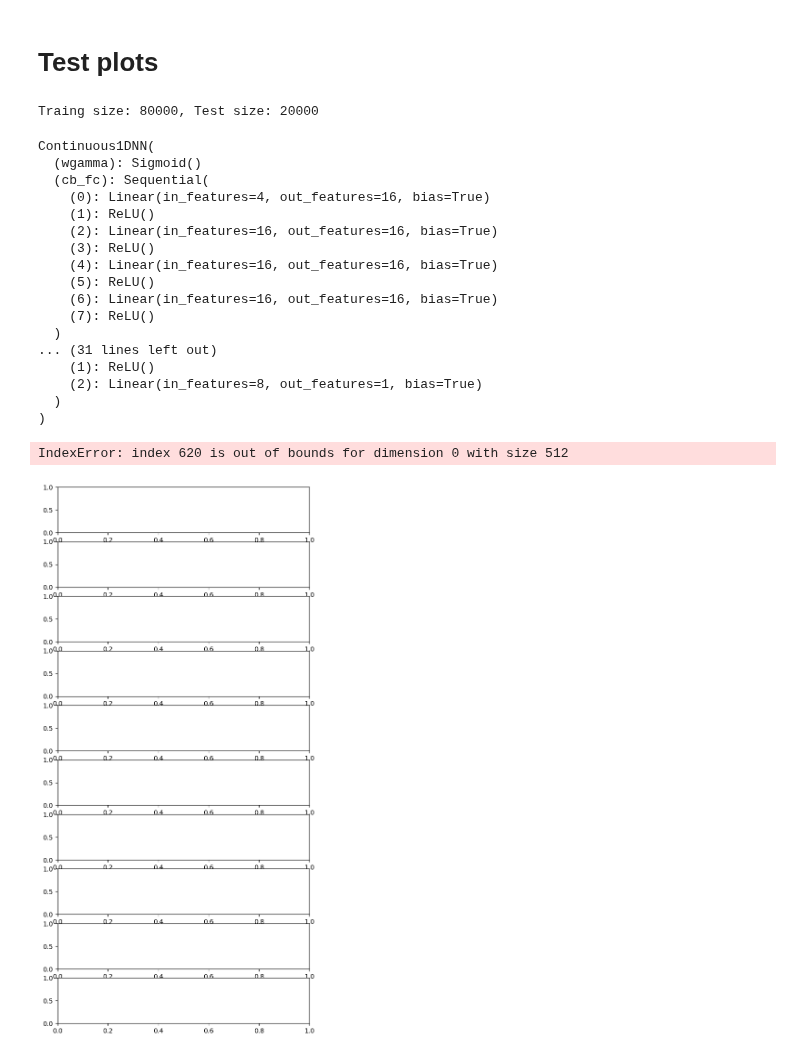
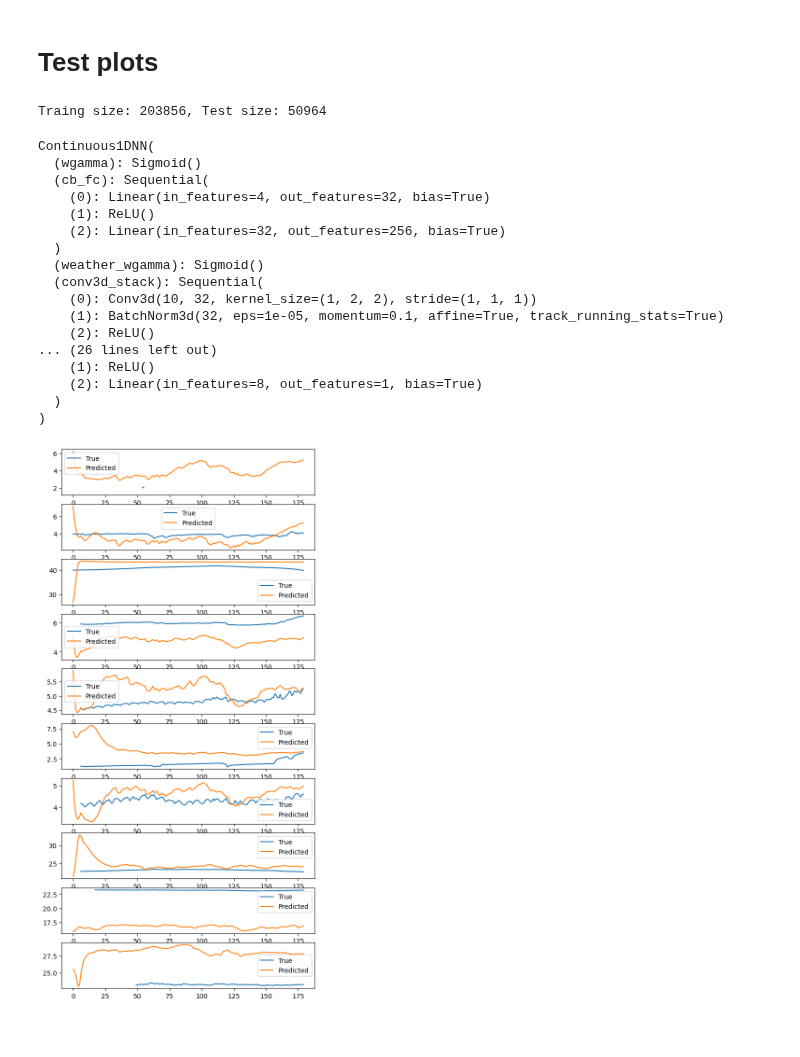
Before and after one commit to Matteo-Salis/physics-guided-gwl, a Jupyter notebook: src/notebooks/meteo_wtd_loader_continuous.ipynb, the cells around one changed output. Drawn from its saved outputs; the diff is of its cells as text; code cells hidden in the pictures.

```diff
--- a/src/notebooks/meteo_wtd_loader_continuous.ipynb
+++ b/src/notebooks/meteo_wtd_loader_continuous.ipynb
@@ -606,14 +384,14 @@ if not dict_files["all_dataset"]:
 
 train_idx = int(max_ds_elems*train_split_p)
 test_idx = int(max_ds_elems*test_split_p)
-offset_idx = 100000
+#offset_idx = 100000
 
 print(f"Traing size: {train_idx}, Test size: {test_idx}")
 
-train_idxs, test_idxs = np.arange(offset_idx+train_idx), np.arange(offset_idx + train_idx,
-                                                                   offset_idx + train_idx + test_idx)
+train_idxs, test_idxs = np.arange(train_idx), np.arange(train_idx,
+                                                        train_idx + test_idx)
 
-train_sampler = RandomSampler(train_idxs)
+train_sampler = SequentialSampler(train_idxs)
 test_sampler = SequentialSampler(test_idxs)
 
 train_loader = torch.utils.data.DataLoader(dataset=ds,
@@ -621,30 +399,28 @@ train_loader = torch.utils.data.DataLoader(dataset=ds,
                                             sampler=train_sampler)
 
 test_loader = torch.utils.data.DataLoader(dataset=ds,
-                                            batch_size=batch_size,
+                                            batch_size=31,
                                             sampler=test_sampler)
 # %% [output]
-Traing size: 80000, Test size: 20000
+Traing size: 203856, Test size: 50964
 # %%
-model_path = "/leonardo_scratch/fast/IscrC_DL4EO/results/continuous_1d/models/model_20241227_111827.pt"
-
-model = Continuous1DNN().to(device)
+model_path = "/leonardo_scratch/fast/IscrC_DL4EO/results/continuous_1d/models/model_20241231_124957.pt"
 model.load_state_dict(torch.load(model_path, weights_only=True, map_location=torch.device('cpu')))
 model.eval()
 # %% [output]
 Continuous1DNN(
   (wgamma): Sigmoid()
   (cb_fc): Sequential(
-    (0): Linear(in_features=4, out_features=16, bias=True)
+    (0): Linear(in_features=4, out_features=32, bias=True)
     (1): ReLU()
-    (2): Linear(in_features=16, out_features=16, bias=True)
-    (3): ReLU()
-    (4): Linear(in_features=16, out_features=16, bias=True)
-    (5): ReLU()
-    (6): Linear(in_features=16, out_features=16, bias=True)
-    (7): ReLU()
+    (2): Linear(in_features=32, out_features=256, bias=True)
   )
-... (31 lines left out)
+  (weather_wgamma): Sigmoid()
+  (conv3d_stack): Sequential(
+    (0): Conv3d(10, 32, kernel_size=(1, 2, 2), stride=(1, 1, 1))
+    (1): BatchNorm3d(32, eps=1e-05, momentum=0.1, affine=True, track_running_stats=True)
+    (2): ReLU()
+... (26 lines left out)
     (1): ReLU()
     (2): Linear(in_features=8, out_features=1, bias=True)
   )
@@ -695,21 +471,20 @@ with tqdm(test_loader, unit="batch") as tepoch:
                                   y_mask)
                     mae_list.append(mae)
 
-                    if batch_idx == 1:
+                    if batch_idx == 5:
                         break
 # %%
-sample_day = 20
+sample_day = 0
 # %%
 #ds.wtd_names["munic"].loc[ds.wtd_names["sensor_id"] == ds.wtd_df["sensor_id"].loc[:, ds[0][1][0], ds[0][1][1]]]
 # %%
 fig, ax = plt.subplots(10, figsize = (7,15))
 for i in range(10):
-        ax[i].plot(np.arange(180), y_list[0][(sample_day * 31) + i, :].detach().numpy(), label = "True")
-        ax[i].plot(np.arange(180), y_hat_list[0][(sample_day * 31) + i, :].detach().numpy(), label = "Predicted")
+        ax[i].plot(np.arange(180), y_list[3][(sample_day * 31) + i, :].detach().numpy(), label = "True")
+        ax[i].plot(np.arange(180), y_hat_list[3][(sample_day * 31) + i, :].detach().numpy(), label = "Predicted")
         ax[i].legend()
 # %% [output]
-IndexError: index 620 is out of bounds for dimension 0 with size 512
-[figure, old version]
+[figure, new version]
 # %%
 fig, ax = plt.subplots(10, figsize = (7,15))
 for i in range(10,20):
```
Also changed, not shown: parts of 22 cells of this notebook, 3 other files.
